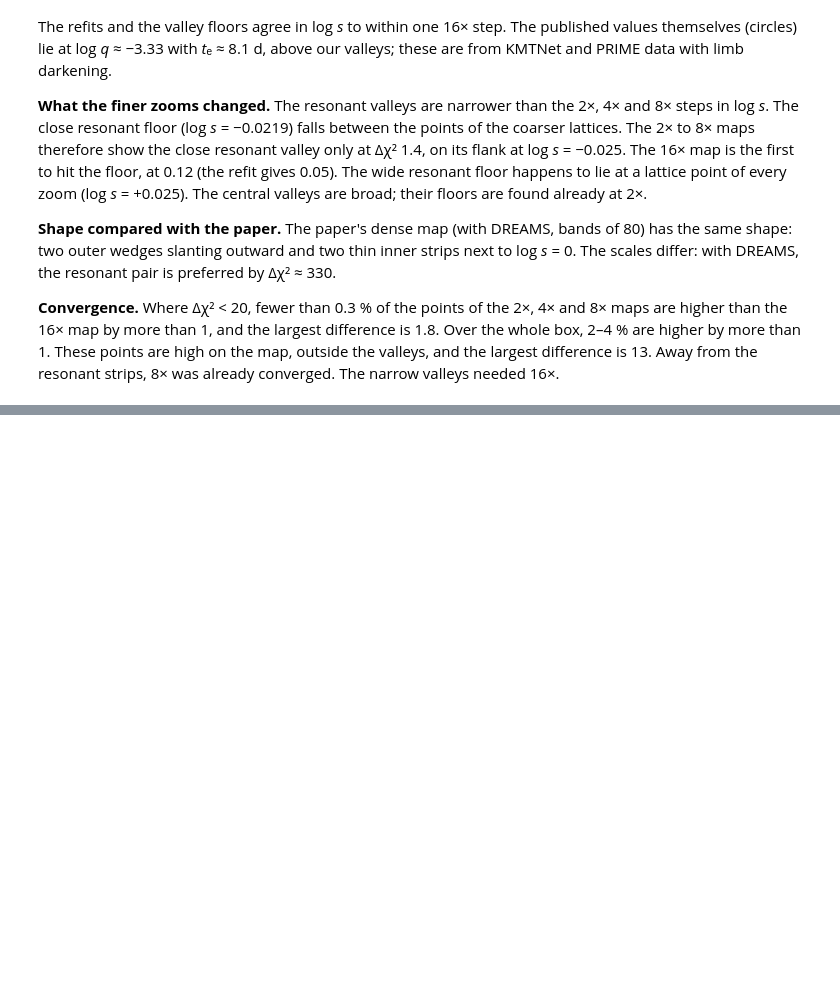
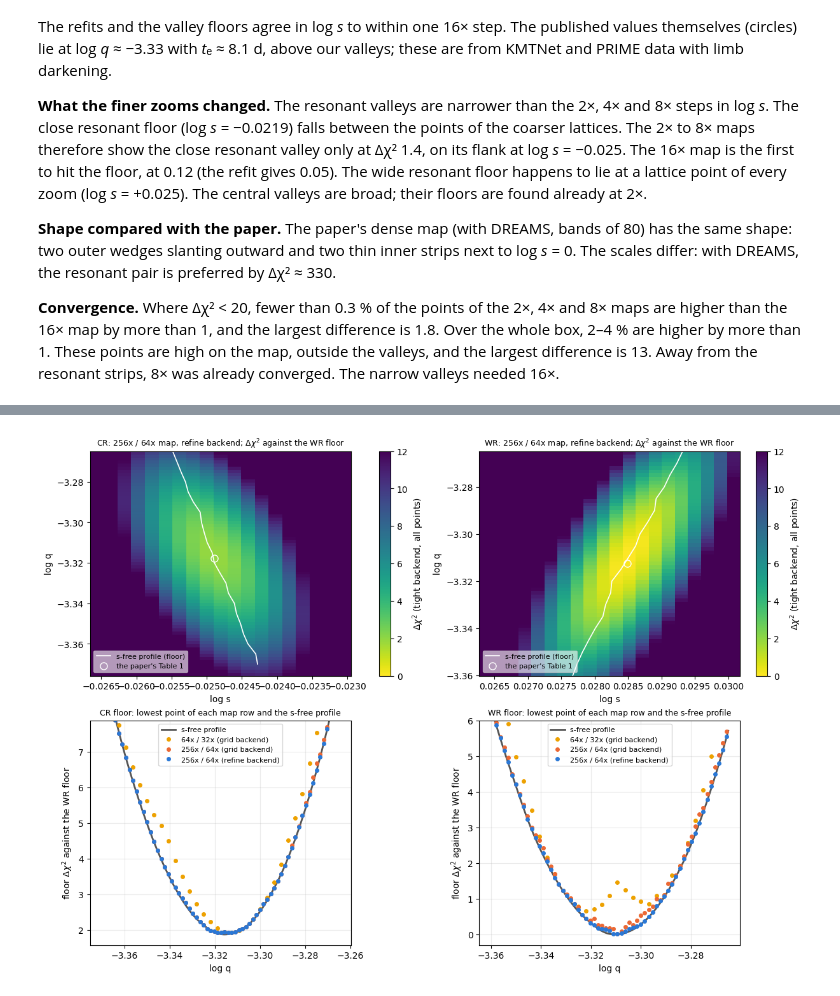
Before and after one commit to hippke/lenscape, a Jupyter notebook: notebooks/real_events/example_kb251616.ipynb, the cells around one changed output, grey strips where cells are left out. Cells and saved outputs as stored; diff of their text form; code cells hidden in the pictures; blank space fills up the shorter version.

```diff
--- a/notebooks/real_events/example_kb251616.ipynb
+++ b/notebooks/real_events/example_kb251616.ipynb
@@ -557,0 +906,28 @@ already converged. The narrow valleys needed 16×.
+# %%
+COL = {"s64q32": "#eda100", "s256q64": "#eb6834", "s256q64_refine": "#2a78d6"}
+LAB = {"s64q32": "64x / 32x (grid backend)", "s256q64": "256x / 64x (grid backend)", "s256q64_refine": "256x / 64x (refine backend)"}
+fig, axs = plt.subplots(2, 2, figsize=(12, 8.5), constrained_layout=True)
+for k, v in enumerate(("CR", "WR")):
+    t = tmaps[f"{v}_s256q64_refine"]
+    pq = np.array([o["logq"] for o in prof[v]]); pc = np.array([o["chi2_tight"] for o in prof[v]]) - vref
+    ax = axs[0, k]
+    im = ax.pcolormesh(t["logs"], t["logq"], (t["chi2_tight"] - vref).T, vmin=0, vmax=12, cmap="viridis_r", shading="nearest")
+    ax.plot([o["logs"] for o in prof[v]], pq, "w-", lw=1.2, label="s-free profile (floor)")
+    sol = TABLE1["close resonant" if v == "CR" else "wide resonant"]
+    ax.plot(np.log10(sol[3]), np.log10(sol[4]), "wo", mfc="none", ms=8, label="the paper's Table 1")
+    ax.set_xlabel("log s"); ax.set_ylabel("log q"); ax.legend(loc="lower left", fontsize=8, framealpha=0.6)
+    ax.set_title(f"{v}: 256x / 64x map, refine backend; $\\Delta\\chi^2$ against the WR floor", fontsize=9)
+    fig.colorbar(im, ax=ax, label=r"$\Delta\chi^2$ (tight backend, all points)")
+    ax = axs[1, k]
+    q = np.linspace(pq[0], pq[-1], 400)
+    ax.plot(q, spl[v](q) - vref, color="#555555", lw=2, label="s-free profile")
+    for r in ("s64q32", "s256q64", "s256q64_refine"):
+        m = tmaps[f"{v}_{r}"]
+        sel = (m["logq"] >= pq[0]) & (m["logq"] <= pq[-1])
+        ax.plot(m["logq"][sel], np.nanmin(m["chi2_tight"], axis=0)[sel] - vref, "o", ms=4, color=COL[r], label=LAB[r])
+    ax.set_xlabel("log q"); ax.set_ylabel(r"floor $\Delta\chi^2$ against the WR floor"); ax.grid(alpha=0.25)
+    ax.set_ylim(pc.min() - 0.3, pc.min() + 6); ax.legend(fontsize=8)
+    ax.set_title(f"{v} floor: lowest point of each map row and the s-free profile", fontsize=9)
+plt.show()
+# %% [output]
+[figure, added]
```
Also changed, not shown: parts of 16 cells of this notebook, 23 other files.
